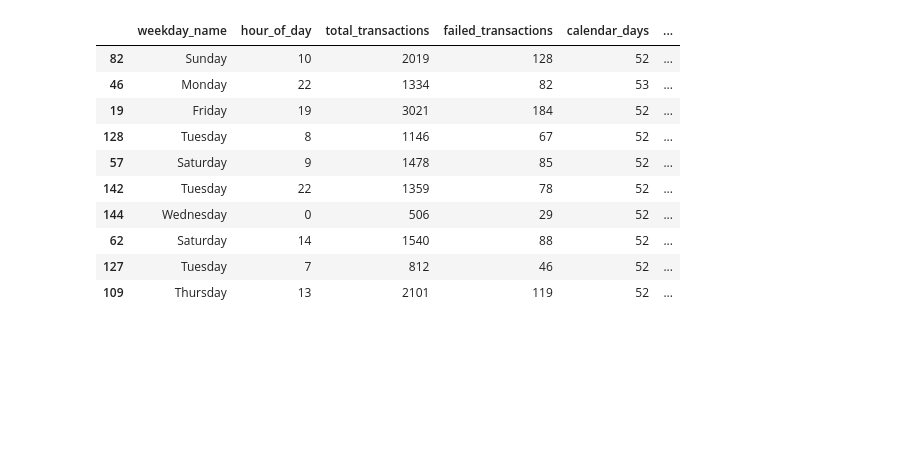
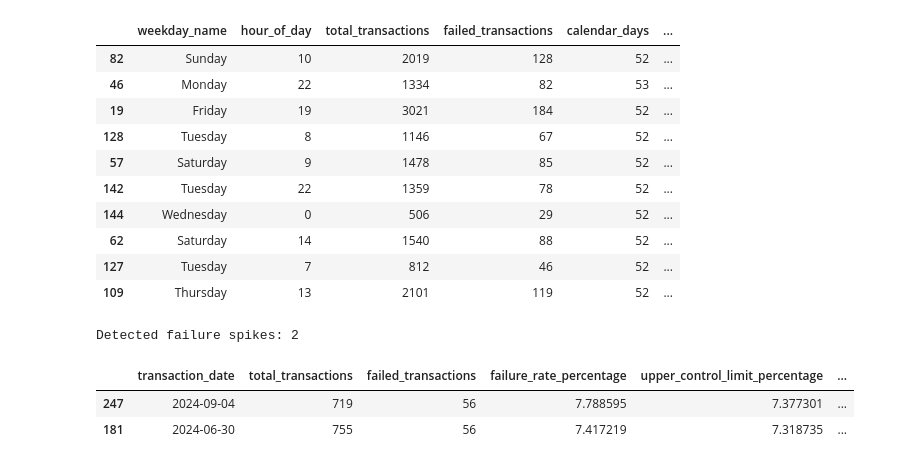
Before and after one commit to KaviyaVelmurugan/upi-transaction-intelligence-platform, a Jupyter notebook: notebooks/02_eda.ipynb, the cells around one changed output. Drawn from its saved outputs; the diff is of its cells as text; code cells hidden in the pictures; blank space fills up the shorter version.

```diff
--- a/notebooks/02_eda.ipynb
+++ b/notebooks/02_eda.ipynb
@@ -2624,0 +2652,47 @@ top_day_hour_failures
+# %%
+# Statistical limits
+overall_failure_proportion = (
+    daily_failure["failed_transactions"].sum()
+    / daily_failure["total_transactions"].sum()
+)
+
+daily_standard_error = np.sqrt(
+    overall_failure_proportion
+    * (1 - overall_failure_proportion)
+    / daily_failure["total_transactions"]
+)
+
+daily_failure["upper_control_limit_percentage"] = (
+    overall_failure_proportion
+    + 3 * daily_standard_error
+).mul(100)
+
+daily_failure["lower_control_limit_percentage"] = (
+    overall_failure_proportion
+    - 3 * daily_standard_error
+).clip(lower=0).mul(100)
+
+daily_failure["failure_spike"] = (
+    daily_failure["failure_rate_percentage"]
+    > daily_failure["upper_control_limit_percentage"]
+)
+# %%
+# Detected spikes
+failure_spikes = (
+    daily_failure[
+        daily_failure["failure_spike"]
+    ]
+    .sort_values(
+        "failure_rate_percentage",
+        ascending=False
+    )
+)
+
+print("Detected failure spikes:", len(failure_spikes))
+
+failure_spikes
+# %% [output]
+Detected failure spikes: 2
+|  | transaction_date | total_transactions | failed_transactions | failure_rate_percentage | upper_control_limit_percentage | ... |
+| 247 | 2024-09-04 | 719 | 56 | 7.788595 | 7.377301 | ... |
+| 181 | 2024-06-30 | 755 | 56 | 7.417219 | 7.318735 | ... |
```
Also changed, not shown: parts of 3 cells of this notebook, 1 other file.
